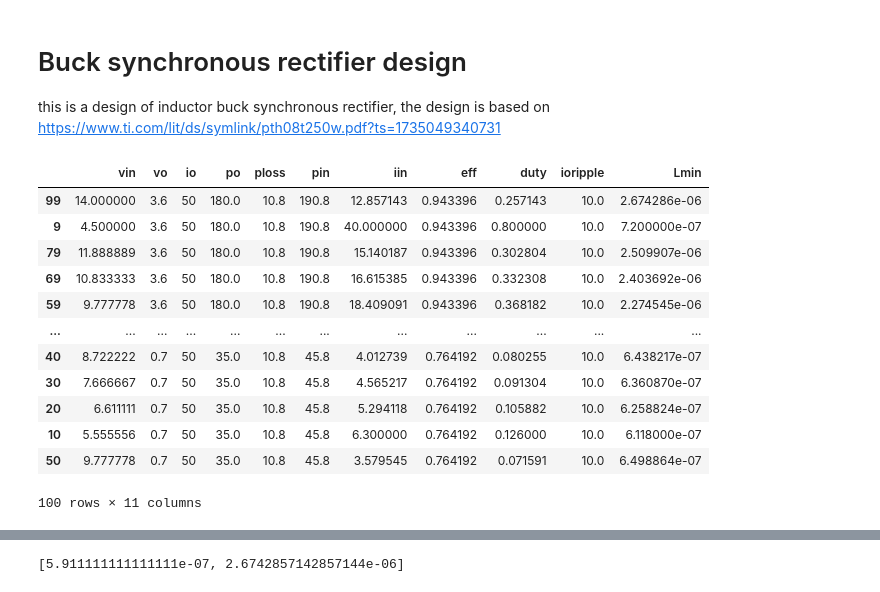
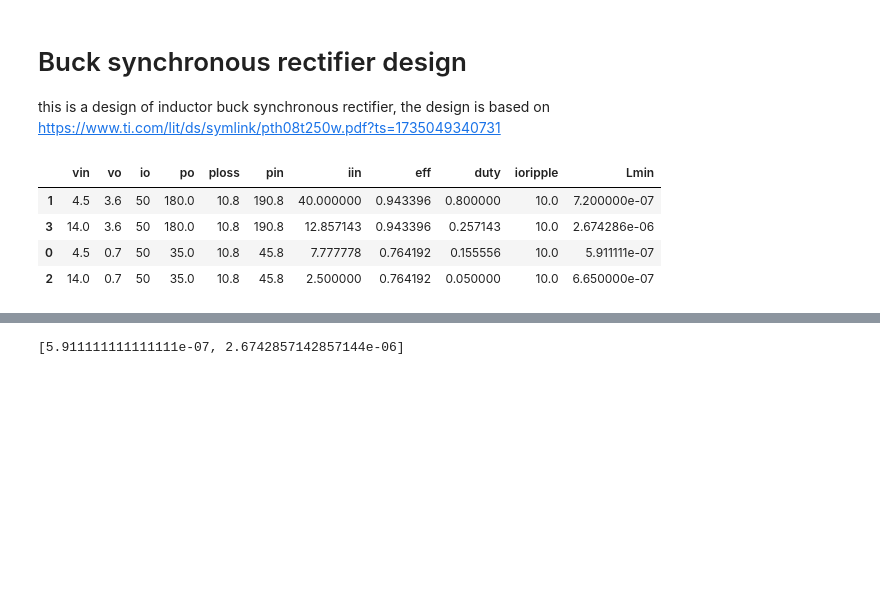
Before and after one commit to OpenMagnetics/PyMKF, a Jupyter notebook: examples/buck.ipynb, the cells around one changed output, grey strips where cells are left out. Saved outputs shown, nothing was run; the diff lists cells and outputs as text; code cells hidden in the pictures; blank space fills up the shorter version.

```diff
--- a/examples/buck.ipynb
+++ b/examples/buck.ipynb
@@ -5,9 +5,9 @@ this is a design of inductor buck synchronous rectifier, the design is based on
 import numpy as np
 
 vin = [4.5, 14]
-vin = np.linspace(4.5, 14, 10, endpoint=True)
+vin = np.linspace(4.5, 14, 2, endpoint=True)
 vo = [0.7, 3.6]
-vo = np.linspace(0.7, 3.6, 10, endpoint=True)
+vo = np.linspace(0.7, 3.6, 2, endpoint=True)
 io = 50
 
 # create dataframes with combinations of vin, vo, and io as columns
@@ -16,46 +16,39 @@ import pandas as pd
 import itertools
 
 df = pd.DataFrame(list(itertools.product(vin, vo, [io])), columns=['vin', 'vo', 'io'])
+#add row 50% duty cycle as worst case for inductor current ripple
 
 # calculate output section
 df['po'] = df['vo'] * df['io']
 
 # calculate loss section
 Pidle = 0.01 * df['po'].max()
 Ploss_cond_max = 0.05*df['po'].max()
 Ro_max = Ploss_cond_max / df['io'].max()**2
 df['ploss'] = Pidle + Ro_max * df['io']**2
 
 # calculate input section
 df['pin'] = df['po'] + df['ploss']
 df['iin'] = df['po'] / df['vin']
 
 # calculate efficiency
 df['eff'] = df['po'] / df['pin']
 df['duty'] = df['vo'] / df['vin'] # supposed to be CCM
 
 # constraints
 fsw = 100e3
 df['ioripple'] = 0.2 * df['io']
 df['Lmin'] = (df['vin'] - df['vo']) * df['duty'] / df['ioripple'] / fsw
 
 # print results
 df.sort_values(by='po', ascending=False, inplace=True)
 df
 # %% [output]
 |  | vin | vo | io | po | ploss | pin | iin | eff | duty | ioripple | Lmin |
-| 99 | 14.000000 | 3.6 | 50 | 180.0 | 10.8 | 190.8 | 12.857143 | 0.943396 | 0.257143 | 10.0 | 2.674286e-06 |
-| 9 | 4.500000 | 3.6 | 50 | 180.0 | 10.8 | 190.8 | 40.000000 | 0.943396 | 0.800000 | 10.0 | 7.200000e-07 |
-| 79 | 11.888889 | 3.6 | 50 | 180.0 | 10.8 | 190.8 | 15.140187 | 0.943396 | 0.302804 | 10.0 | 2.509907e-06 |
-| 69 | 10.833333 | 3.6 | 50 | 180.0 | 10.8 | 190.8 | 16.615385 | 0.943396 | 0.332308 | 10.0 | 2.403692e-06 |
-| 59 | 9.777778 | 3.6 | 50 | 180.0 | 10.8 | 190.8 | 18.409091 | 0.943396 | 0.368182 | 10.0 | 2.274545e-06 |
-| ... | ... | ... | ... | ... | ... | ... | ... | ... | ... | ... | ... |
-| 40 | 8.722222 | 0.7 | 50 | 35.0 | 10.8 | 45.8 | 4.012739 | 0.764192 | 0.080255 | 10.0 | 6.438217e-07 |
-| 30 | 7.666667 | 0.7 | 50 | 35.0 | 10.8 | 45.8 | 4.565217 | 0.764192 | 0.091304 | 10.0 | 6.360870e-07 |
-| 20 | 6.611111 | 0.7 | 50 | 35.0 | 10.8 | 45.8 | 5.294118 | 0.764192 | 0.105882 | 10.0 | 6.258824e-07 |
-| 10 | 5.555556 | 0.7 | 50 | 35.0 | 10.8 | 45.8 | 6.300000 | 0.764192 | 0.126000 | 10.0 | 6.118000e-07 |
-| 50 | 9.777778 | 0.7 | 50 | 35.0 | 10.8 | 45.8 | 3.579545 | 0.764192 | 0.071591 | 10.0 | 6.498864e-07 |
+| 1 | 4.5 | 3.6 | 50 | 180.0 | 10.8 | 190.8 | 40.000000 | 0.943396 | 0.800000 | 10.0 | 7.200000e-07 |
+| 3 | 14.0 | 3.6 | 50 | 180.0 | 10.8 | 190.8 | 12.857143 | 0.943396 | 0.257143 | 10.0 | 2.674286e-06 |
+| 0 | 4.5 | 0.7 | 50 | 35.0 | 10.8 | 45.8 | 7.777778 | 0.764192 | 0.155556 | 10.0 | 5.911111e-07 |
+| 2 | 14.0 | 0.7 | 50 | 35.0 | 10.8 | 45.8 | 2.500000 | 0.764192 | 0.050000 | 10.0 | 6.650000e-07 |
-100 rows × 11 columns
 # %%
 # plot results
 import matplotlib.pyplot as plt
```
Also changed, not shown: parts of 6 cells of this notebook, 3 other files.
